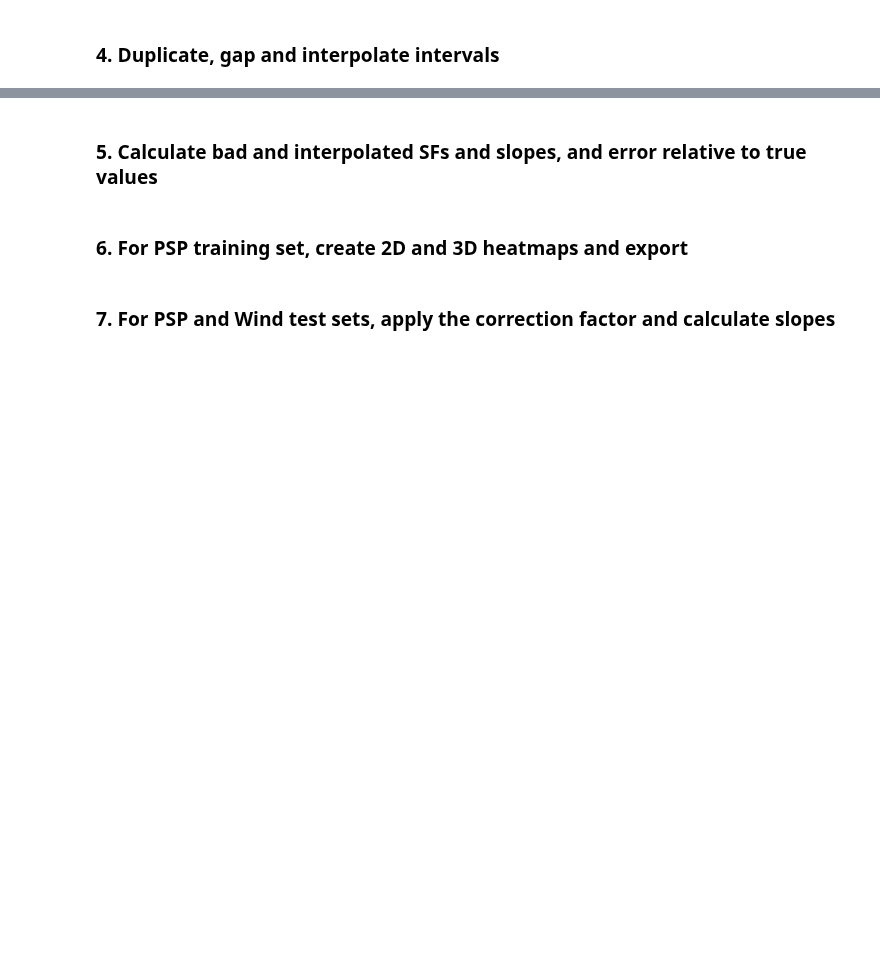
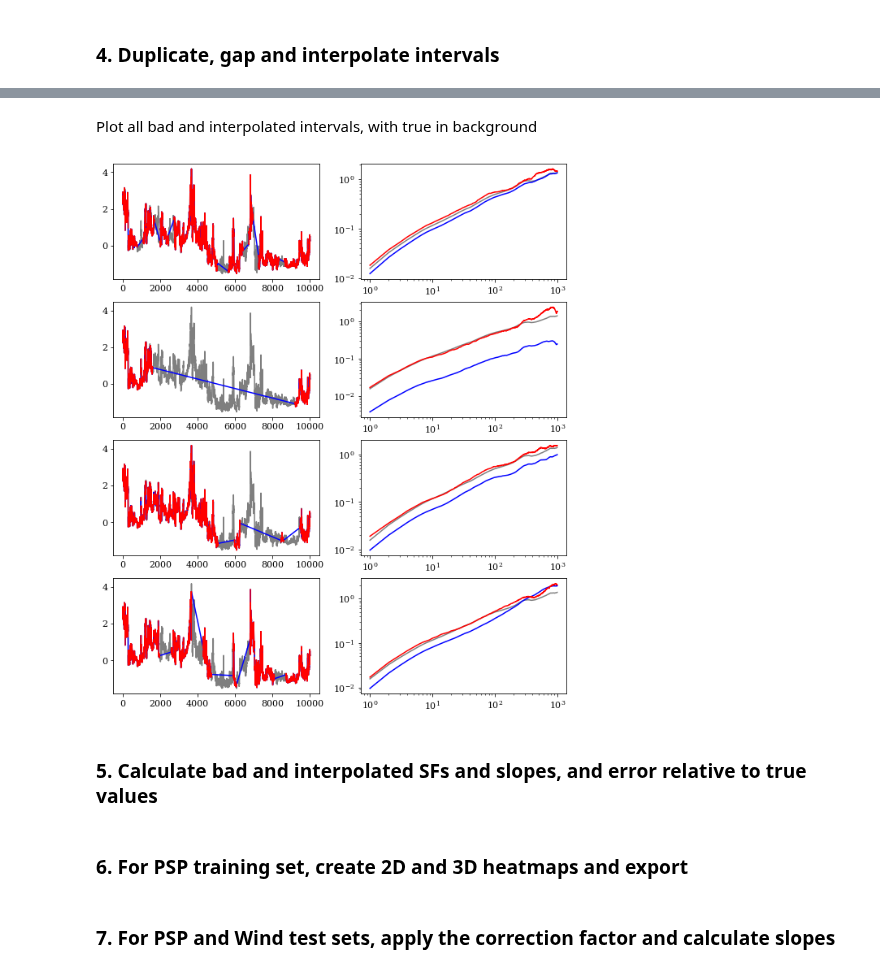
Before and after one commit to daniel-wrench/time_series_analysis, a Jupyter notebook: official_demo.ipynb, the cells around one changed output, grey strips where cells are left out. Cells and saved outputs as stored; diff of their text form; code cells hidden in the pictures; blank space fills up the shorter version.

```diff
--- a/official_demo.ipynb
+++ b/official_demo.ipynb
@@ -276,7 +276,6 @@ if len(good_inputs_list) == 0:
 # lags = np.unique(vals.astype(int))
 lags = np.arange(1, 0.25 * len(good_inputs_list[0]))
 powers = [0.5, 2]
-times_to_gap = 5  # int(sys.argv[3])
 
 print(
     "\nNumber of standardised intervals: ",
@@ -383,2 +381,30 @@ plt.semilogy()
 # %% [markdown]
 ### 4. Duplicate, gap and interpolate intervals
+# %%
+full_interval_metadata = pd.DataFrame({})
+
+for j in range(times_to_gap):
+    # print(f"\nCore {core} processing standardised interval {i}")
+
+    full_interval_metadata.loc[j, "int_original"] = index
+    full_interval_metadata.loc[j, "int_version"] = j
+
+    bad_input, prop_removed, uniform, chunks = sf.gap(input, 0.1)
+
+    full_interval_metadata.loc[j, "missing_percent_overall"] = prop_removed*100
+    full_interval_metadata.loc[j, "missing_percent_uniform"] = uniform*100
+    full_interval_metadata.loc[j, "missing_percent_chunks"] = chunks*100
+
+    bad_output, slope = sf.compute_sf(pd.DataFrame(bad_input), lags, powers, False, False, [10,100])
+    bad_output.insert(0, "int_original", index)
+    bad_output.insert(0, "int_version", j)
+# UP TO HERE!
+    all_bad_inputs_list.append(bad_input)
+    all_bad_outputs_list.append(bad_output)
+    full_interval_metadata.loc[index, f"bad_slope_{j}"] = slope
+
+    lint_input = sf.linear_interp(input)
+    lint_output, slope = sf.compute_sf(pd.DataFrame(lint_input), lags, powers, False, False, [10,100])
+    all_interp_inputs_list.append(lint_input)
+    all_interp_outputs_list.append(lint_output)
+    interval_metadata.loc[index, f"lint_slope_{j}"] = slope
@@ -385,3 +522,22 @@ plt.semilogy()
+# %% [markdown]
+Plot all bad and interpolated intervals, with true in background
+# %%
+# # Quick check of results
+n_versions = 4
+fig, ax = plt.subplots(n_versions, 2, figsize=(10, n_versions*3))
+for i in range(n_versions):
+    ax[i, 0].plot(good_inputs_list[0].values, alpha=0.5, c="black")
+    ax[i, 0].plot(all_interp_inputs_list[0][i], c="blue")
+    ax[i, 0].plot(all_bad_inputs_list[0][i], c="red")
+    ax[i, 1].plot(good_outputs_list[0]["sf_2"], alpha=0.5, c="black")
+    ax[i, 1].plot(all_interp_outputs_list[0][i]["sf_2"], c="blue")
+    ax[i, 1].plot(all_bad_outputs_list[0][i]["sf_2"], c="red")
+    ax[i, 1].semilogx()
+    ax[i, 1].semilogy()
+#plt.savefig("data/processed/validation_plot.png")
+#print("Validation plot saved")
+# %% [output]
+[figure, added]
 # %% [markdown]
 ### 5. Calculate bad and interpolated SFs and slopes, and error relative to true values
 # %% [markdown]
```
Also changed, not shown: parts of 5 cells of this notebook.
